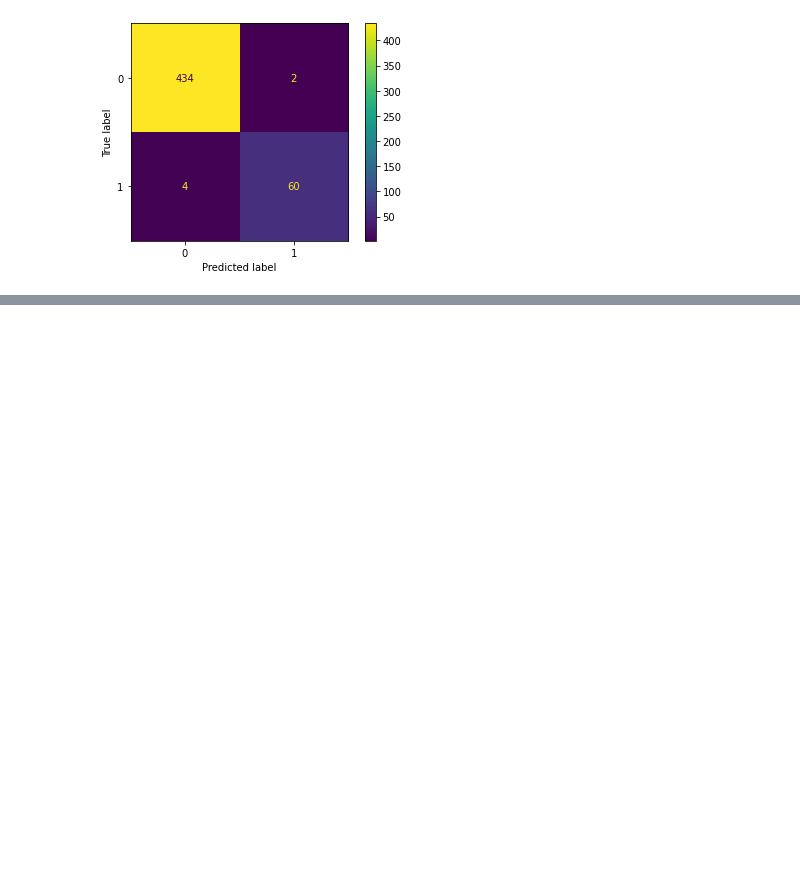
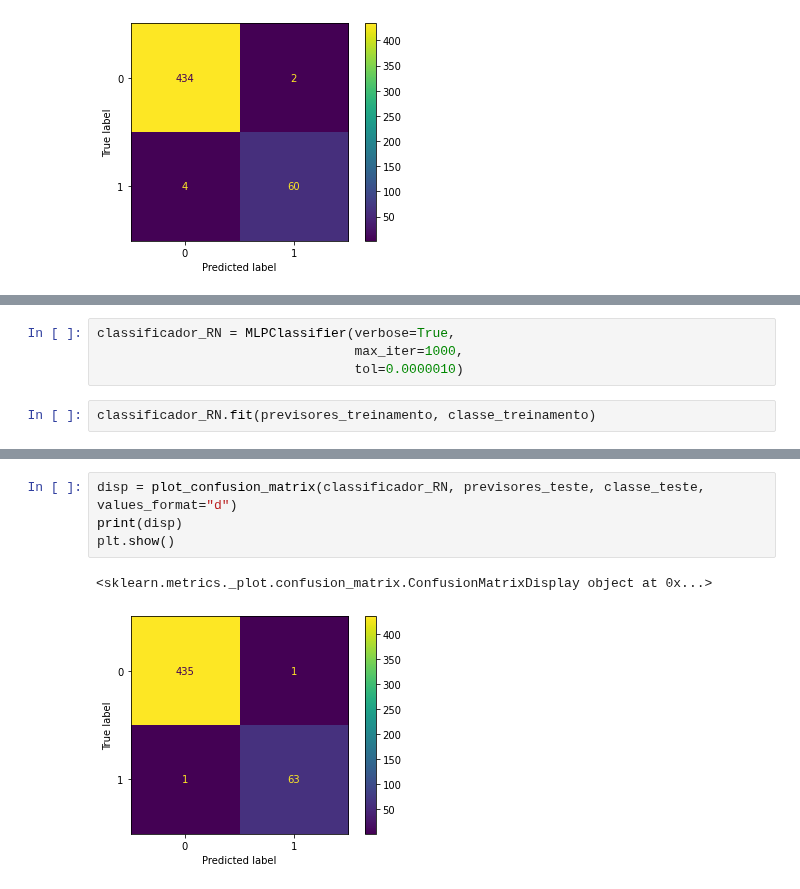
Before and after one commit to AyrtonCossuol/boston-test-dataset-analysis, a Jupyter notebook: study_examples/credit_data.ipynb, the cells around one changed output, grey strips where cells are left out. Cells and saved outputs as stored; diff of their text form; blank space fills up the shorter version.

```diff
--- a/study_examples/credit_data.ipynb
+++ b/study_examples/credit_data.ipynb
@@ -463,0 +469,6 @@ plt.show()
+# %%
+classificador_RN = MLPClassifier(verbose=True,
+                                 max_iter=1000,
+                                 tol=0.0000010)
+# %%
+classificador_RN.fit(previsores_treinamento, classe_treinamento)
@@ -463,0 +516,7 @@ plt.show()
+# %%
+disp = plot_confusion_matrix(classificador_RN, previsores_teste, classe_teste, values_format="d")
+print(disp)
+plt.show()
+# %% [output]
+<sklearn.metrics._plot.confusion_matrix.ConfusionMatrixDisplay object at 0x...>
+[figure, added]
```
Also changed, not shown: parts of 7 cells of this notebook.
